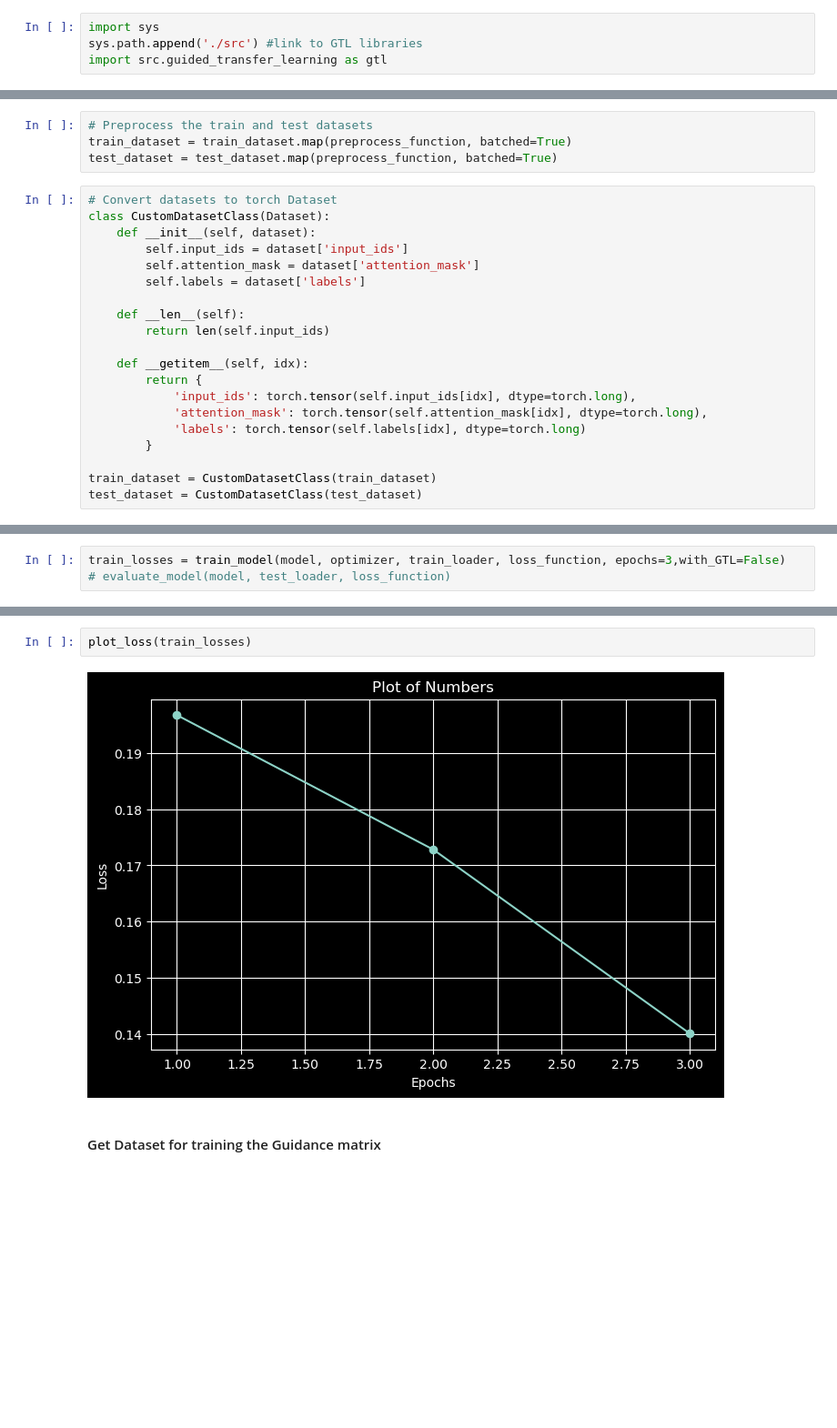
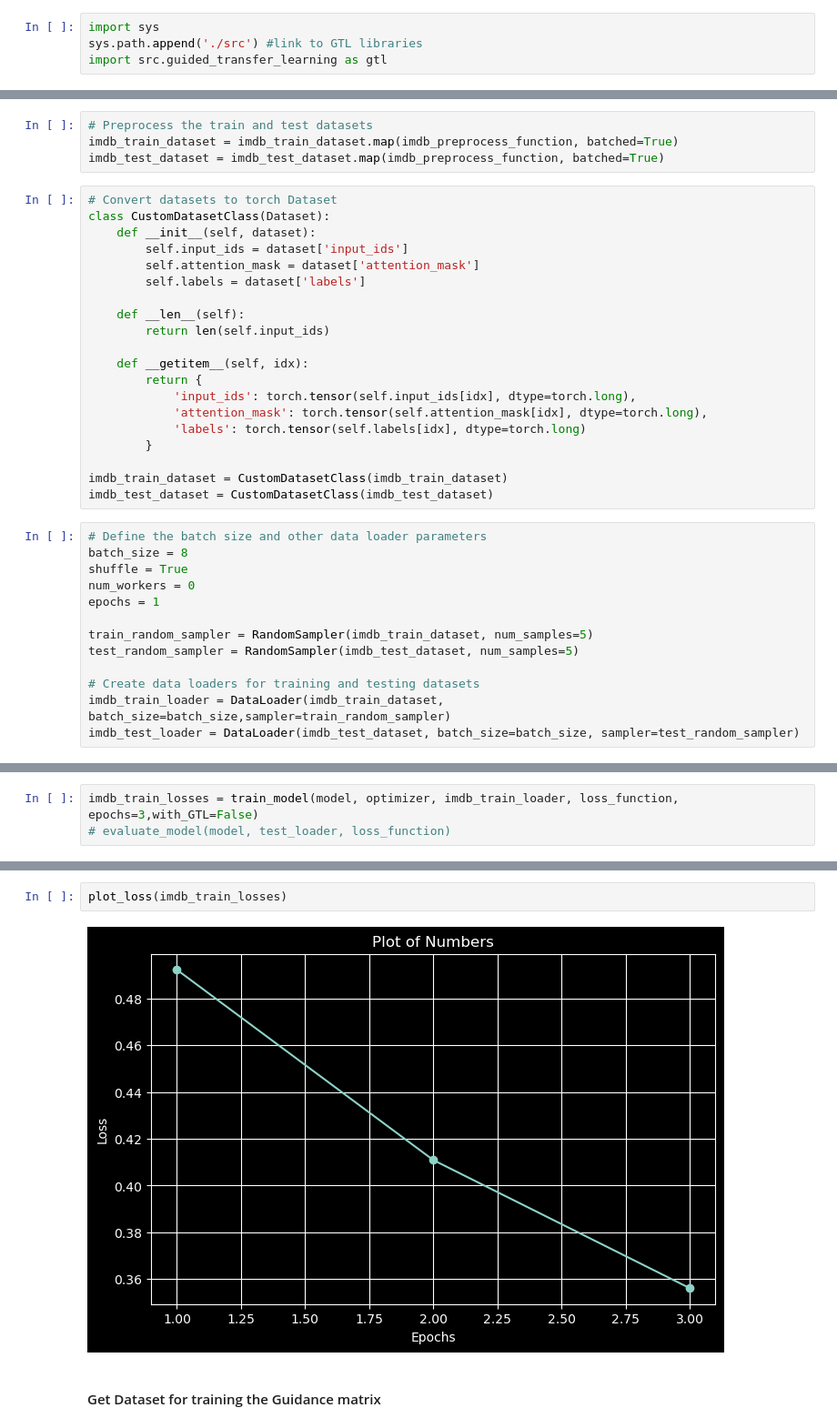
Before and after one commit to devtechpro/Notebooks, a Jupyter notebook: Guided Transfer Learning-DevTech/guided_transfer_learning_library/Fine Tuning w-t GTL.ipynb, the cells around one changed output, grey strips where cells are left out. Shown: that part at 91% size. Cells and saved outputs as stored; diff of their text form; blank space fills up the shorter version.

```diff
--- a/Guided Transfer Learning-DevTech/guided_transfer_learning_library/Fine Tuning w-t GTL.ipynb
+++ b/Guided Transfer Learning-DevTech/guided_transfer_learning_library/Fine Tuning w-t GTL.ipynb
@@ -101,8 +122,8 @@ def preprocess_function(examples):
     return {'input_ids': inputs['input_ids'].squeeze(), 'attention_mask': inputs['attention_mask'].squeeze(), 'labels': torch.tensor(examples['label'])}
 # %%
 # Preprocess the train and test datasets
-train_dataset = train_dataset.map(preprocess_function, batched=True)
-test_dataset = test_dataset.map(preprocess_function, batched=True)
+imdb_train_dataset = imdb_train_dataset.map(imdb_preprocess_function, batched=True)
+imdb_test_dataset = imdb_test_dataset.map(imdb_preprocess_function, batched=True)
 # %%
 # Convert datasets to torch Dataset
 class CustomDatasetClass(Dataset):
@@ -121,6 +142,19 @@ class CustomDatasetClass(Dataset):
             'labels': torch.tensor(self.labels[idx], dtype=torch.long)
         }
 
-train_dataset = CustomDatasetClass(train_dataset)
-test_dataset = CustomDatasetClass(test_dataset)
+imdb_train_dataset = CustomDatasetClass(imdb_train_dataset)
+imdb_test_dataset = CustomDatasetClass(imdb_test_dataset)
+# %%
+# Define the batch size and other data loader parameters
+batch_size = 8
+shuffle = True
+num_workers = 0
+epochs = 1
+
+train_random_sampler = RandomSampler(imdb_train_dataset, num_samples=5)
+test_random_sampler = RandomSampler(imdb_test_dataset, num_samples=5)
+
+# Create data loaders for training and testing datasets
+imdb_train_loader = DataLoader(imdb_train_dataset, batch_size=batch_size,sampler=train_random_sampler)
+imdb_test_loader = DataLoader(imdb_test_dataset, batch_size=batch_size, sampler=test_random_sampler)
 # %%
@@ -230,6 +253,6 @@ def plot_loss(numbers):
     plt.grid(True)
     plt.show()
 # %%
-train_losses = train_model(model, optimizer, train_loader, loss_function, epochs=3,with_GTL=False)
+imdb_train_losses = train_model(model, optimizer, imdb_train_loader, loss_function, epochs=3,with_GTL=False)
 # evaluate_model(model, test_loader, loss_function)
 # %% [output]
@@ -243,6 +266,6 @@ Test loss: 0.1373136192560196 Test acc: 100.0%
 # %%
-plot_loss(train_losses)
+plot_loss(imdb_train_losses)
 # %% [output]
-[figure, old version]
+[figure, new version]
 # %% [markdown]
 #### Get Dataset for training the Guidance matrix
```
Also changed, not shown: parts of 42 cells of this notebook, 1 other file.
